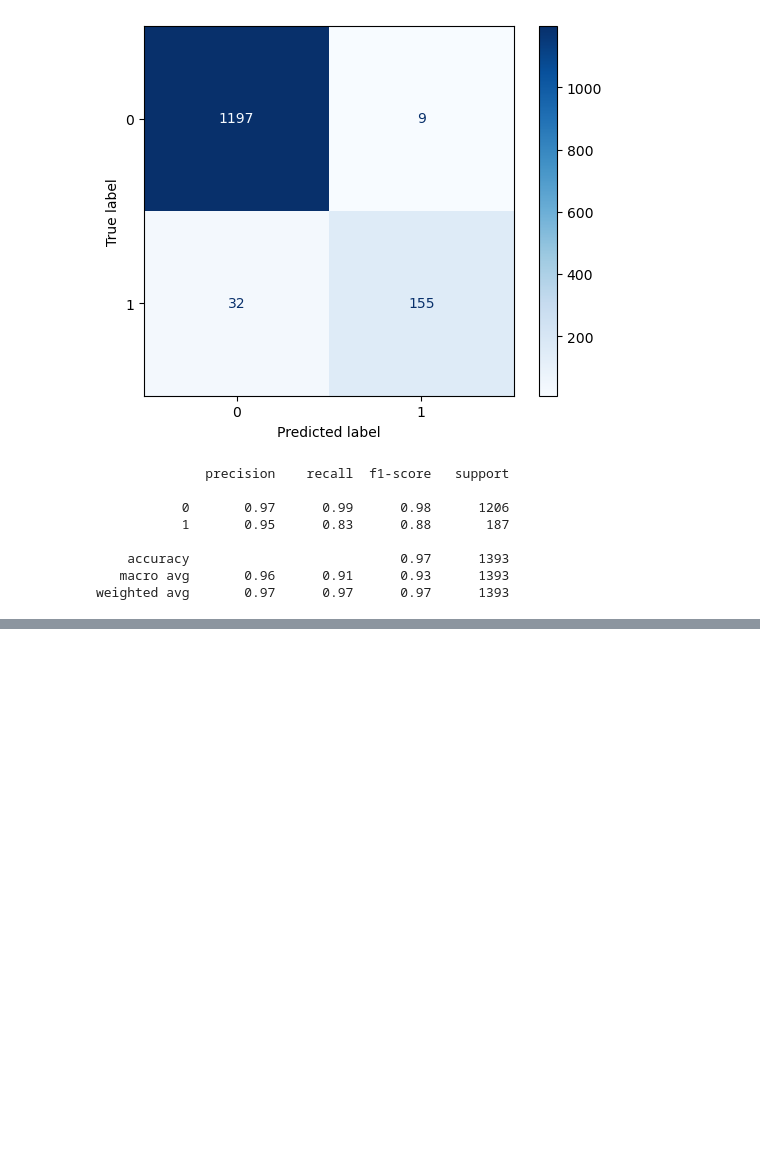
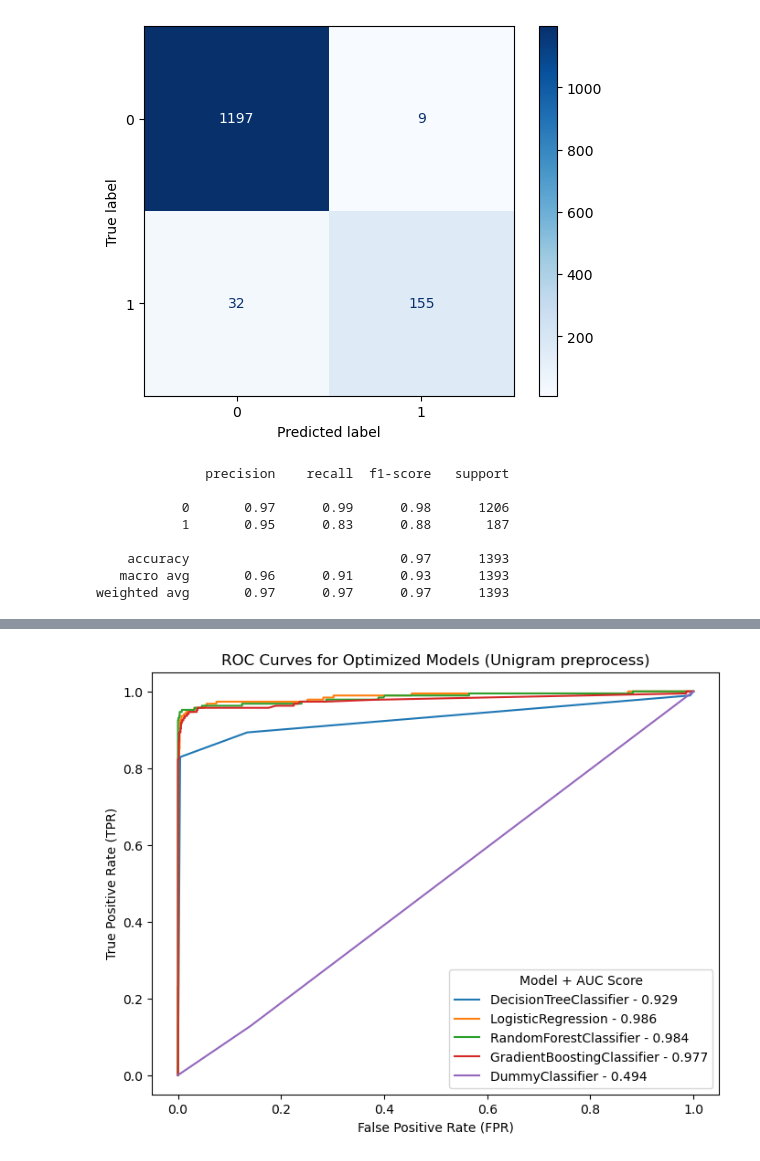
Before and after one commit to michaelm-503/spam_classification, a Jupyter notebook: 3_Optimization.ipynb, the cells around one changed output, grey strips where cells are left out. Cells and saved outputs as stored; diff of their text form; code cells hidden in the pictures; blank space fills up the shorter version.

```diff
--- a/3_Optimization.ipynb
+++ b/3_Optimization.ipynb
@@ -530,0 +548,31 @@ result_df.groupby(['Model', 'Vectorize']).agg(['mean', 'std']).style.format(prec
+# %%
+# Run dummy classifier for ROC curve
+
+clf = DummyClassifier(strategy='stratified')
+pipe = Pipeline(steps=[
+    ('preprocessor', preprocess),
+    ('dummy_classifier', clf)
+])
+
+pipe.fit(X_train, y_train)
+y_pred_proba = pipe.predict_proba(X_test)[:, 1]
+fpr, tpr, thresholds = roc_curve(y_test, y_pred_proba)
+auc_test = roc_auc_score(y_test, y_pred_proba)
+roc_dataset.append([str(pipe[1]), fpr, tpr, thresholds, auc_test])
+# %%
+# Plot ROC Curve
+
+plt.figure(figsize=(8, 6))
+for roc_param in roc_dataset:
+    if 'ngram' in roc_param[0]:
+        continue
+    label = ''.join(roc_param[0].split('(')[:1]) + ' - ' + str(round(roc_param[4],3))
+    plt.plot(roc_param[1], roc_param[2], label=label)
+plt.xlabel("False Positive Rate (FPR)")
+plt.ylabel("True Positive Rate (TPR)")
+plt.legend(title='Model + AUC Score')
+plt.title('ROC Curves for Optimized Models (Unigram preprocess)')
+plt.savefig('roc.png');
+plt.show()
+# %% [output]
+[figure, added]
```
Also changed, not shown: parts of 3 cells of this notebook, 1 other file.
